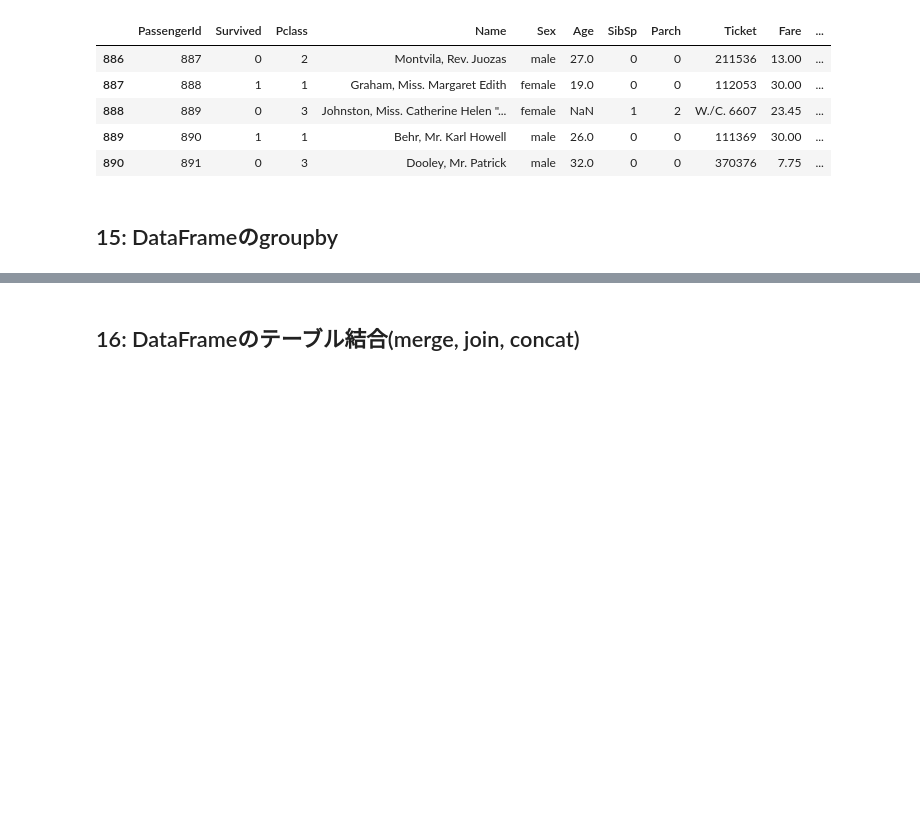
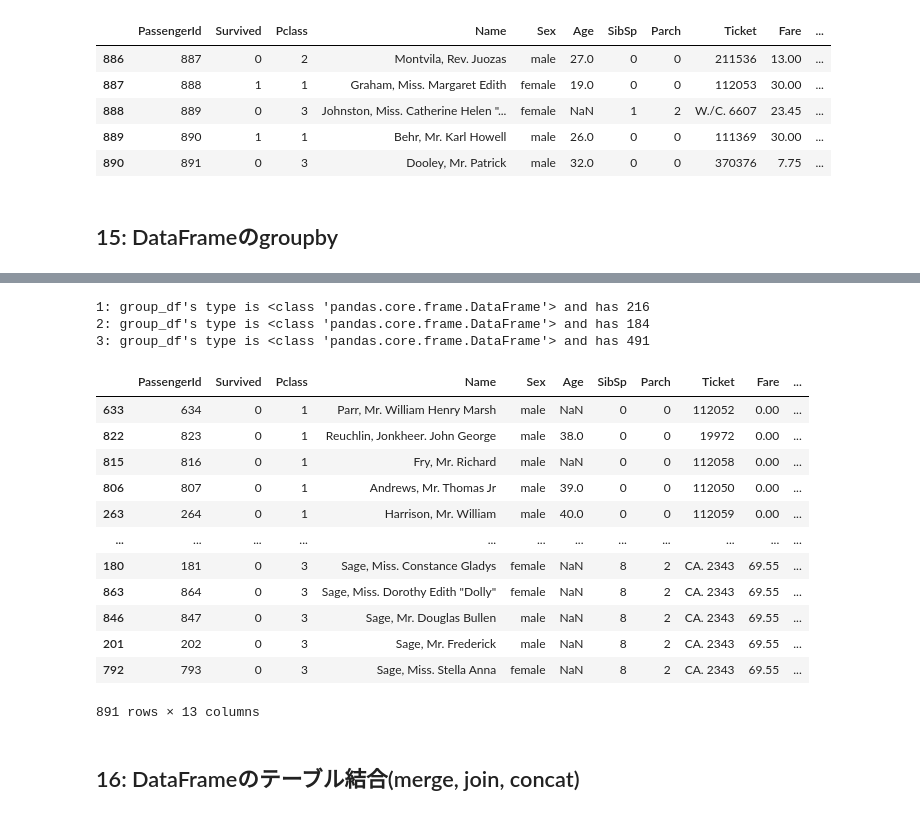
Before and after one commit to GitHiru/ml_academic, a Jupyter notebook: kind_study/kame/kame_ds_3_pandas.ipynb, the cells around one changed output, grey strips where cells are left out. Drawn from its saved outputs; the diff is of its cells as text; code cells hidden in the pictures; blank space fills up the shorter version.

Commit message:
(kame) Pandas 15

```diff
--- a/kind_study/kame/kame_ds_3_pandas.ipynb
+++ b/kind_study/kame/kame_ds_3_pandas.ipynb
@@ -509,0 +514,2 @@ df2.tail()
+# %%
+df = pd.read_csv('train.csv')
@@ -510,3 +584,34 @@ df2.tail()
+# %%
+for i, group_df in df.groupby('Pclass'):
+    print("{}: group_df's type is {} and has {}".format(i, type(group_df), len(group_df)))
+# %% [output]
+1: group_df's type is <class 'pandas.core.frame.DataFrame'> and has 216
+2: group_df's type is <class 'pandas.core.frame.DataFrame'> and has 184
+3: group_df's type is <class 'pandas.core.frame.DataFrame'> and has 491
+# %%
+# 各Pclassのグループの中で，各レコードが何番目にFareが高いか数字を振ってみ
+df = pd.read_csv('train.csv')
+results = []
+for i, group_df in df.groupby('Pclass'):
+    sorted_group_df = group_df.sort_values('Fare')
+    sorted_group_df['RankInPClass'] = np.arange(len(sorted_group_df))
+    results.append(sorted_group_df)
+result_df = pd.concat(results)
+result_df
+# %% [output]
+|  | PassengerId | Survived | Pclass | Name | Sex | Age | SibSp | Parch | Ticket | Fare | ... |
+| 633 | 634 | 0 | 1 | Parr, Mr. William Henry Marsh | male | NaN | 0 | 0 | 112052 | 0.00 | ... |
+| 822 | 823 | 0 | 1 | Reuchlin, Jonkheer. John George | male | 38.0 | 0 | 0 | 19972 | 0.00 | ... |
+| 815 | 816 | 0 | 1 | Fry, Mr. Richard | male | NaN | 0 | 0 | 112058 | 0.00 | ... |
+| 806 | 807 | 0 | 1 | Andrews, Mr. Thomas Jr | male | 39.0 | 0 | 0 | 112050 | 0.00 | ... |
+| 263 | 264 | 0 | 1 | Harrison, Mr. William | male | 40.0 | 0 | 0 | 112059 | 0.00 | ... |
+| ... | ... | ... | ... | ... | ... | ... | ... | ... | ... | ... | ... |
+| 180 | 181 | 0 | 3 | Sage, Miss. Constance Gladys | female | NaN | 8 | 2 | CA. 2343 | 69.55 | ... |
+| 863 | 864 | 0 | 3 | Sage, Miss. Dorothy Edith "Dolly" | female | NaN | 8 | 2 | CA. 2343 | 69.55 | ... |
+| 846 | 847 | 0 | 3 | Sage, Mr. Douglas Bullen | male | NaN | 8 | 2 | CA. 2343 | 69.55 | ... |
+| 201 | 202 | 0 | 3 | Sage, Mr. Frederick | male | NaN | 8 | 2 | CA. 2343 | 69.55 | ... |
+| 792 | 793 | 0 | 3 | Sage, Miss. Stella Anna | female | NaN | 8 | 2 | CA. 2343 | 69.55 | ... |
+891 rows × 13 columns
 # %% [markdown]
 ## 16: DataFrameのテーブル結合(merge, join, concat)
 # %% [markdown]
```
Also changed, not shown: parts of 9 cells of this notebook.
